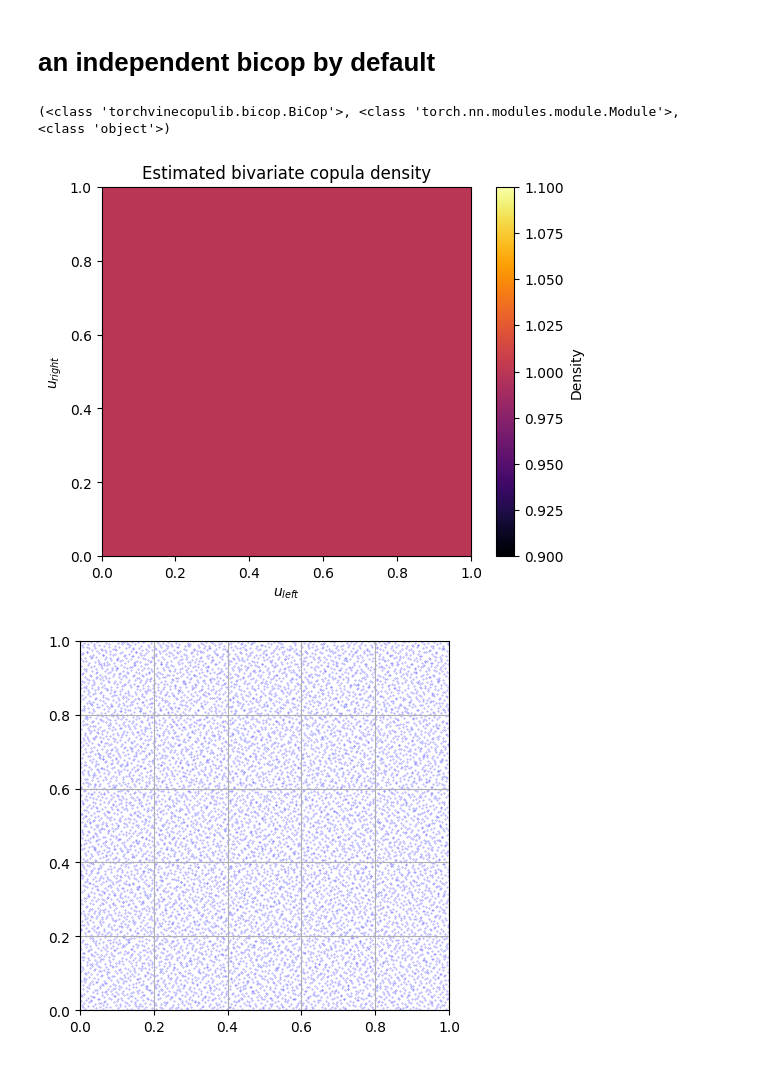
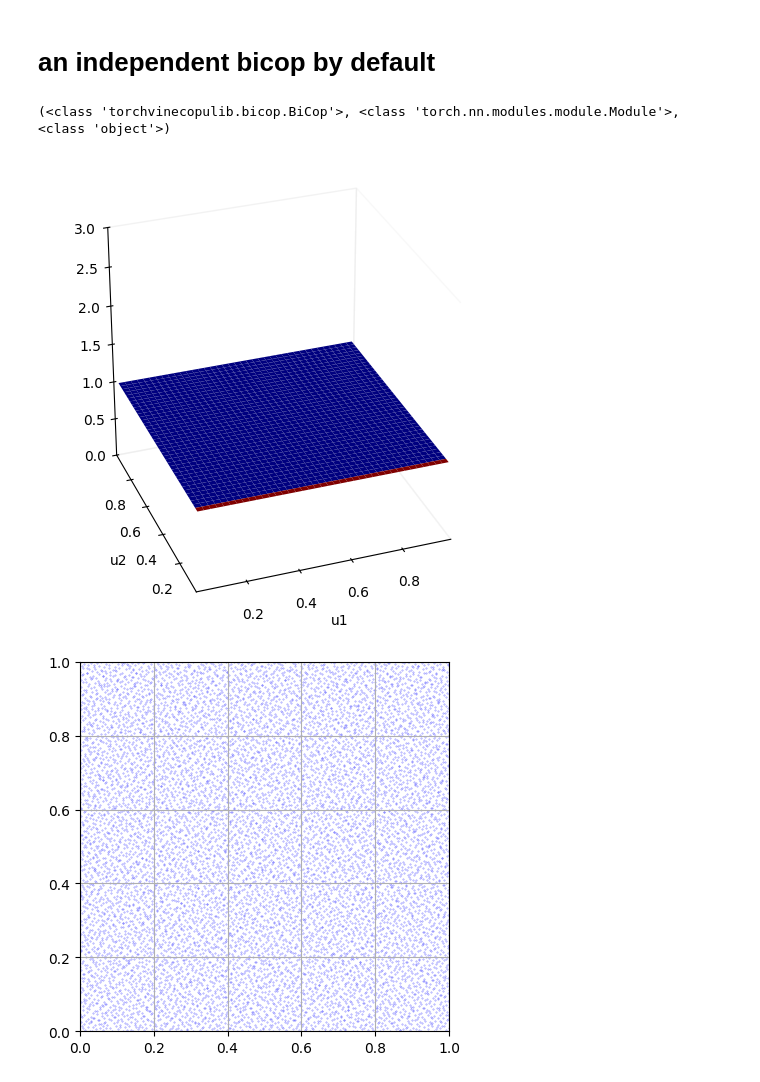
Before and after one commit to TY-Cheng/torchvinecopulib, a Jupyter notebook: examples/0_bicop.ipynb, the cells around one changed output. Cells and saved outputs as stored; diff of their text form; code cells hidden in the pictures.

```diff
--- a/examples/0_bicop.ipynb
+++ b/examples/0_bicop.ipynb
@@ -27,13 +27,13 @@ CUDA available: True
 # %%
 mdl_bcp = tvc.BiCop(
     # ! num_step_grid has to be a power of 2 !
     num_step_grid=64,
 ).to(DEVICE)
-mdl_bcp.imshow()
+mdl_bcp.plot()
 print(type(mdl_bcp).__mro__)
 # %% [output]
 (<class 'torchvinecopulib.bicop.BiCop'>, <class 'torch.nn.modules.module.Module'>, <class 'object'>)
-[figure, old version]
+[figure, new version]
 # %%
 plt.scatter(*mdl_bcp.sample(10000, is_sobol=True).T.cpu(), s=0.1, c="blue", alpha=0.5)
 plt.xlim(0, 1)
```
Also changed, not shown: parts of 4 cells of this notebook, 6 other files.
